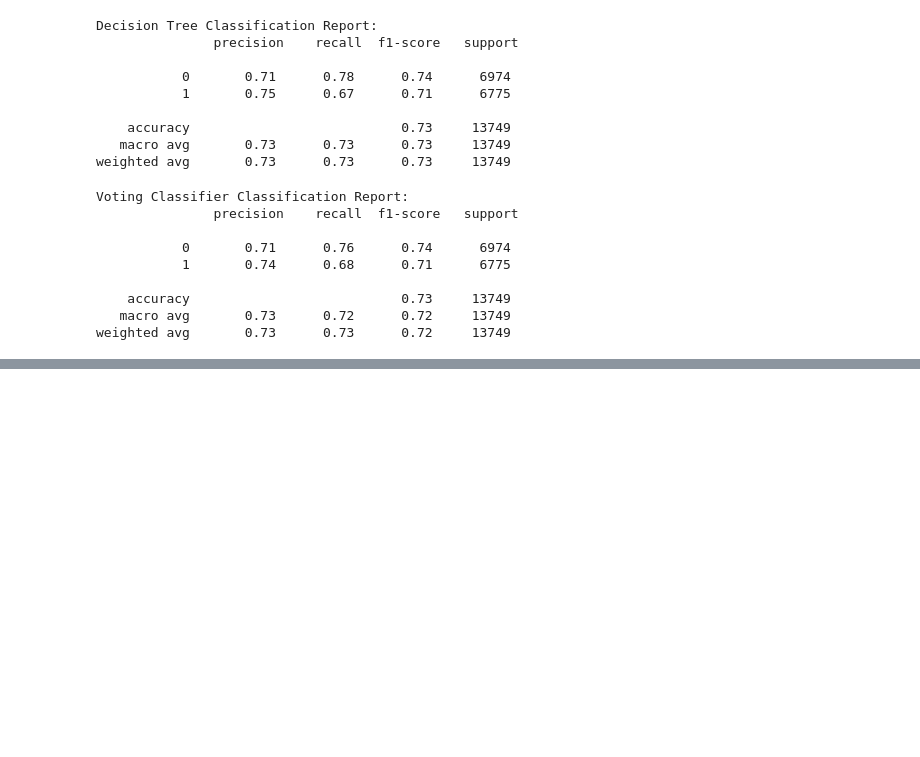
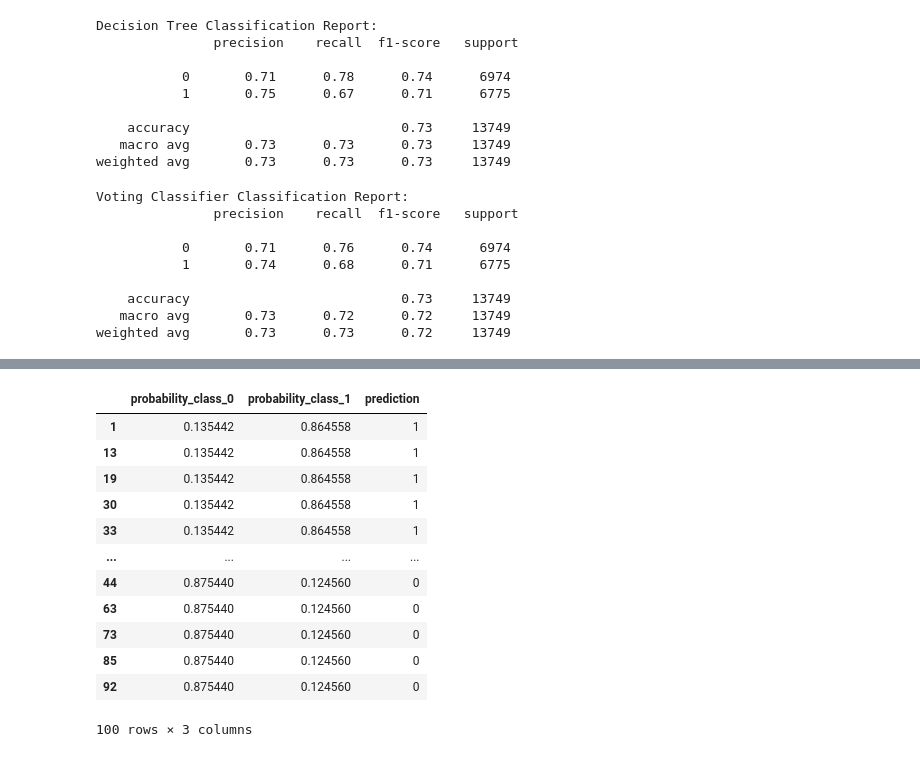
Before and after one commit to eliaselhaddad/Machine-learning-Elias-El-Haddad, a Jupyter notebook: Lab_ML/Disease_prediction/03-Model_selection_df2.ipynb, the cells around one changed output, grey strips where cells are left out. Saved outputs shown, nothing was run; the diff lists cells and outputs as text; code cells hidden in the pictures; blank space fills up the shorter version.

```diff
--- a/Lab_ML/Model_selection_df2.ipynb
+++ b/Lab_ML/Disease_prediction/03-Model_selection_df2.ipynb
@@ -372,0 +441,17 @@ In conclusion, both models have similar performance in terms of accuracy, precis
+# %%
+# the probability_class_0 and probability_class_1 columns in ascending order
+final.sort_values(by=['probability_class_0', 'probability_class_1'], ascending=True)
+# %% [output]
+|  | probability_class_0 | probability_class_1 | prediction |
+| 1 | 0.135442 | 0.864558 | 1 |
+| 13 | 0.135442 | 0.864558 | 1 |
+| 19 | 0.135442 | 0.864558 | 1 |
+| 30 | 0.135442 | 0.864558 | 1 |
+| 33 | 0.135442 | 0.864558 | 1 |
+| ... | ... | ... | ... |
+| 44 | 0.875440 | 0.124560 | 0 |
+| 63 | 0.875440 | 0.124560 | 0 |
+| 73 | 0.875440 | 0.124560 | 0 |
+| 85 | 0.875440 | 0.124560 | 0 |
+| 92 | 0.875440 | 0.124560 | 0 |
+100 rows × 3 columns
```
Also changed, not shown: parts of 16 cells of this notebook, 10 other files.
